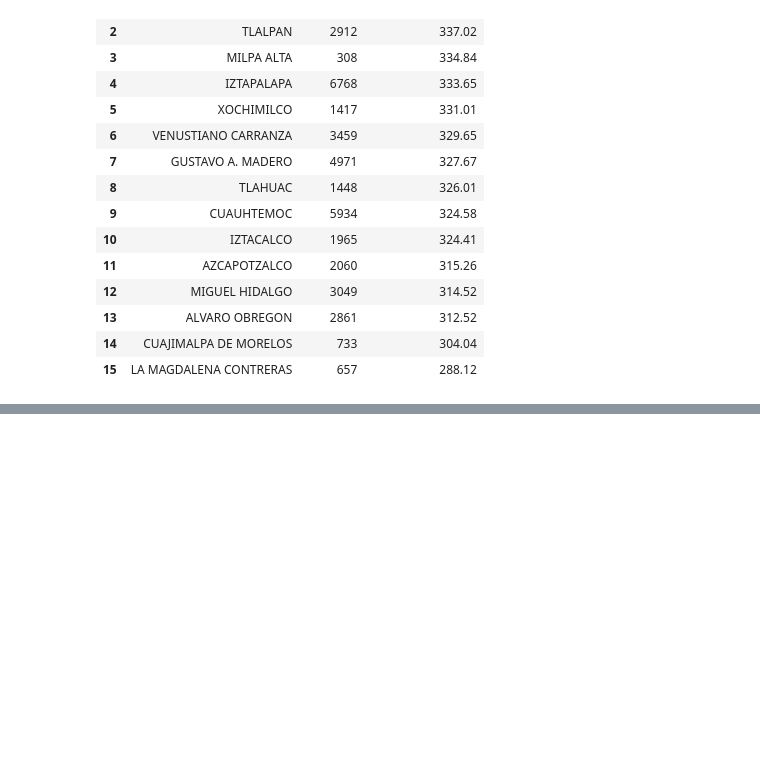
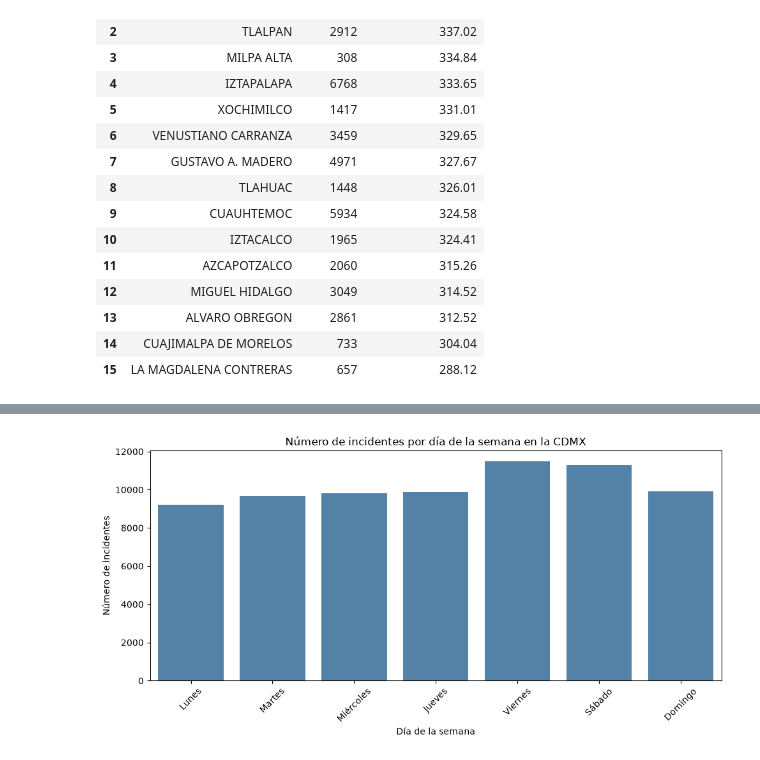
Before and after one commit to JafetR19/ds-project-team1-CGNR-JASR, a Jupyter notebook: notebooks/nb02_preguntas_visualizaciones.ipynb, the cells around one changed output, grey strips where cells are left out. Cells and saved outputs as stored; diff of their text form; code cells hidden in the pictures; blank space fills up the shorter version.

```diff
--- a/notebooks/nb02_preguntas_visualizaciones.ipynb
+++ b/notebooks/nb02_preguntas_visualizaciones.ipynb
@@ -295,0 +298,15 @@ plt.show()
+# %%
+orden_dias = [
+    'Lunes', 'Martes', 'Miércoles', 'Jueves',
+    'Viernes', 'Sábado', 'Domingo'
+]
+
+tabla_dias = (
+    df[df['codigo_cierre'] != 'D']
+    .groupby('dia_semana')
+    .size()
+    .reindex(orden_dias)
+    .reset_index(name='incidentes')
+)
+
+display(tabla_dias)
@@ -295,0 +322,18 @@ plt.show()
+# %%
+plt.figure(figsize=(10, 5))
+
+sns.barplot(
+    data=tabla_dias,
+    x='dia_semana',
+    y='incidentes',
+    color='steelblue'
+)
+
+plt.title('Número de incidentes por día de la semana en la CDMX')
+plt.xlabel('Día de la semana')
+plt.ylabel('Número de incidentes')
+plt.xticks(rotation=45)
+plt.tight_layout()
+plt.show()
+# %% [output]
+[figure, added]
```
Also changed, not shown: parts of 3 cells of this notebook.
